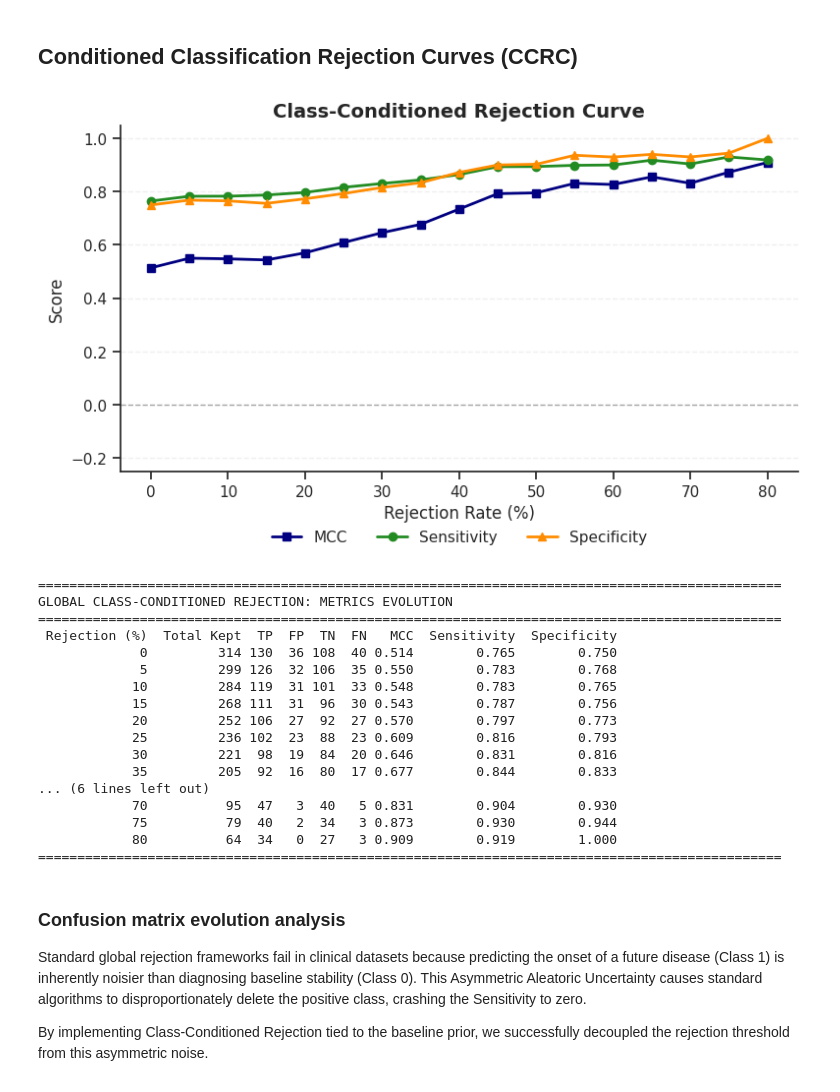
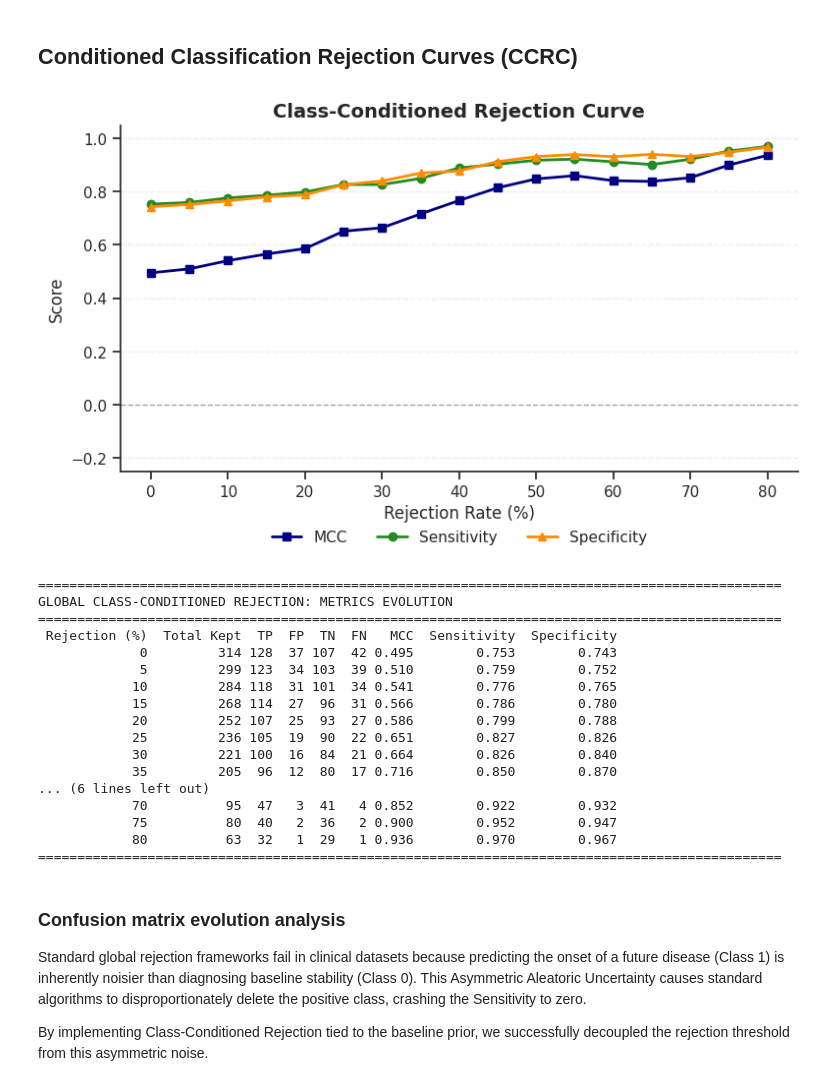
Before and after one commit to endrwalter/uncertainty_ml, a Jupyter notebook: code_uncertainty/main_ad_bl_36m.ipynb, the cells around one changed output. Drawn from its saved outputs; the diff is of its cells as text; code cells hidden in the pictures.

```diff
--- a/code_uncertainty/main_ad_bl_36m.ipynb
+++ b/code_uncertainty/main_ad_bl_36m.ipynb
@@ -100,3 +96,33 @@ Top 5 Eigenvalues:
 1. Optimal PCs retained (Kaiser Rule, Eigenvalue > 1.0): 4
 2. Best GMM model according to BIC (lowest complexity penalty): k = 2
 3. Best GMM model according to Silhouette (highest separation): k = 2
+# %%
+""" Run gmm clustering and analyze the two clusters"""
+X_clinical = all_patients.drop(['label'], axis=1)
+# 1. Prepare Data
+from sklearn.decomposition import PCA
+from sklearn.discriminant_analysis import StandardScaler
+from sklearn.impute import SimpleImputer
+from sklearn.mixture import GaussianMixture
+
+from lib.clustering import profile_clinical_clusters
+
+
+imputer = SimpleImputer(strategy='median')
+X_imputed = imputer.fit_transform(X_clinical)
+scaler = StandardScaler()
+X_scaled = scaler.fit_transform(X_imputed)
+
+pca_opt = PCA(n_components=9, random_state=42)
+X_pca = pca_opt.fit_transform(X_scaled)
+
+final_gmm = GaussianMixture(n_components=2, random_state=42, n_init=10)
+clusters = final_gmm.fit_predict(X_pca)
+
+cluster_probs = final_gmm.predict_proba(X_pca)
+
+phenotype_labels = np.where(clusters == 0, 'Phenotype A (Predictable - advanced)', 'Phenotype B (Invisible - mild)')
+
+patients_stats_copy['Phenotype'] = phenotype_labels
+
+clinical_profile = profile_clinical_clusters(X_clinical, patients_stats_copy)
@@ -105,33 +144,33 @@ Top 5 Eigenvalues:
 # %%
 from lib.plots import plot_class_conditioned_rejection_curve
 
 
 optimal_threshold = all_patients['label'].mean()
 
 class_cond_results = plot_class_conditioned_rejection_curve(
     patients_stats_copy,
     threshold=optimal_threshold,
-    uncertainty_col='C_Aleatoric',
+    uncertainty_col='H_Total',
     rates=np.linspace(0, 80, 17)
 )
 # %% [output]
-[figure, old version]
+[figure, new version]
 ===============================================================================================
 GLOBAL CLASS-CONDITIONED REJECTION: METRICS EVOLUTION
 ===============================================================================================
  Rejection (%)  Total Kept  TP  FP  TN  FN   MCC  Sensitivity  Specificity
-             0         314 130  36 108  40 0.514        0.765        0.750
-             5         299 126  32 106  35 0.550        0.783        0.768
-            10         284 119  31 101  33 0.548        0.783        0.765
-            15         268 111  31  96  30 0.543        0.787        0.756
-            20         252 106  27  92  27 0.570        0.797        0.773
-            25         236 102  23  88  23 0.609        0.816        0.793
-            30         221  98  19  84  20 0.646        0.831        0.816
-            35         205  92  16  80  17 0.677        0.844        0.833
+             0         314 128  37 107  42 0.495        0.753        0.743
+             5         299 123  34 103  39 0.510        0.759        0.752
+            10         284 118  31 101  34 0.541        0.776        0.765
+            15         268 114  27  96  31 0.566        0.786        0.780
+            20         252 107  25  93  27 0.586        0.799        0.788
+            25         236 105  19  90  22 0.651        0.827        0.826
+            30         221 100  16  84  21 0.664        0.826        0.840
+            35         205  96  12  80  17 0.716        0.850        0.870
 ... (6 lines left out)
-            70          95  47   3  40   5 0.831        0.904        0.930
-            75          79  40   2  34   3 0.873        0.930        0.944
-            80          64  34   0  27   3 0.909        0.919        1.000
+            70          95  47   3  41   4 0.852        0.922        0.932
+            75          80  40   2  36   2 0.900        0.952        0.947
+            80          63  32   1  29   1 0.936        0.970        0.967
 ===============================================================================================
 # %% [markdown]
 ### Confusion matrix evolution analysis
```
Also changed, not shown: parts of 8 cells of this notebook, 1 other file.
